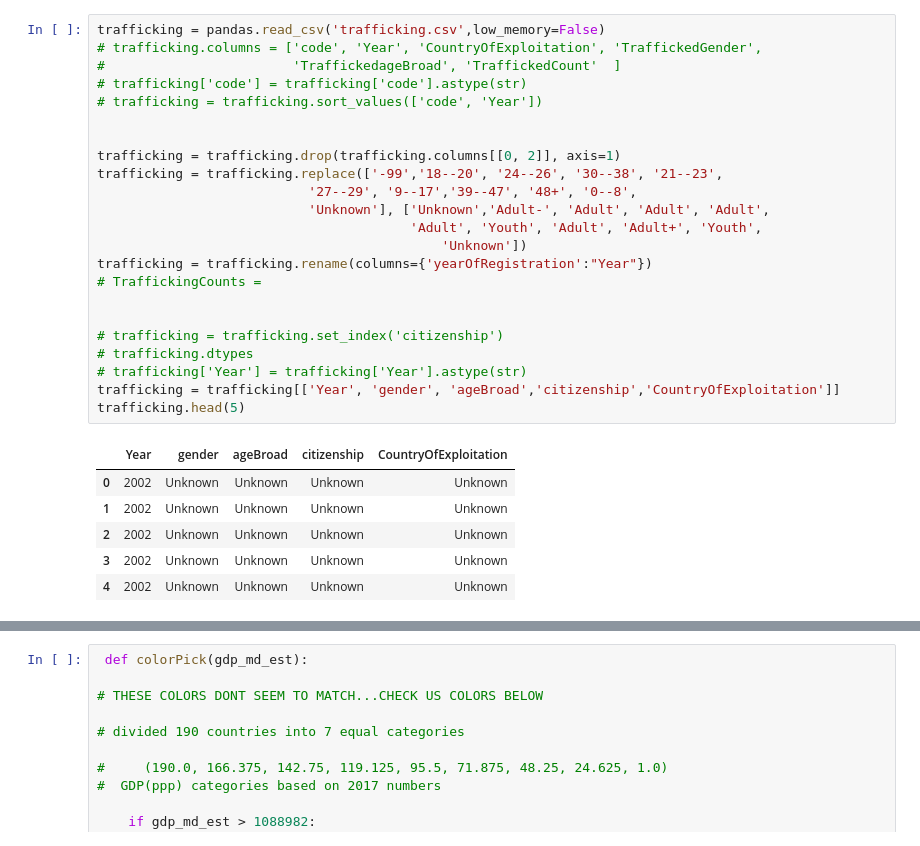
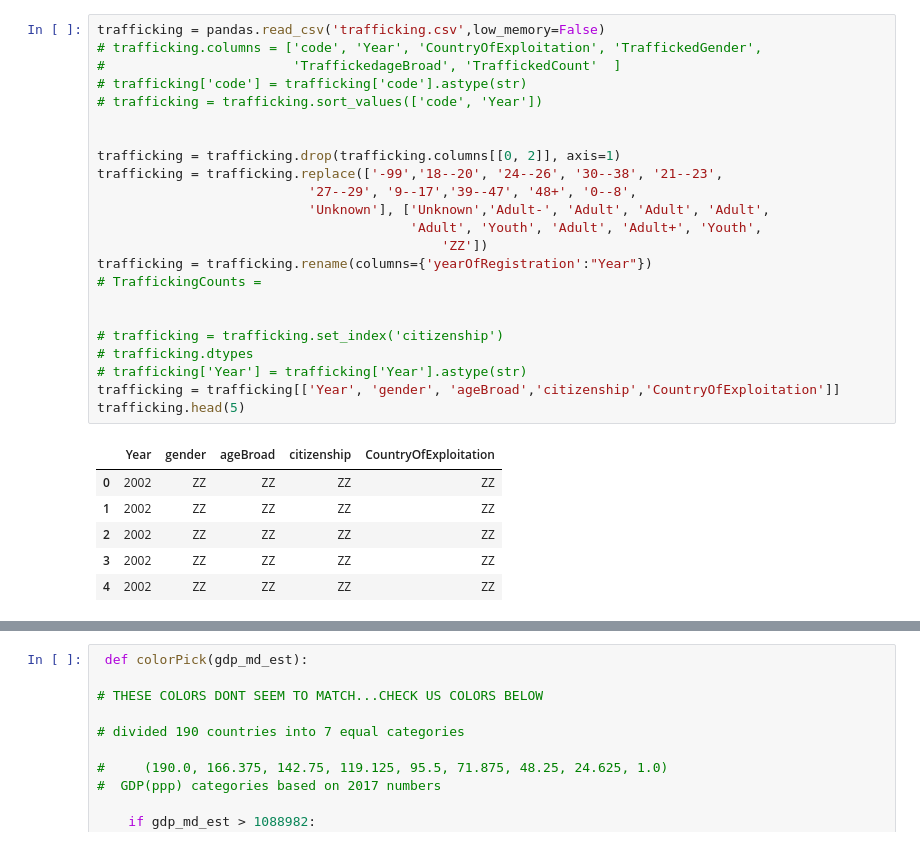
Before and after one commit to benieevelyne/Project2_Neurath, a Jupyter notebook: DataSets/BigMerge.ipynb, the cells around one changed output, grey strips where cells are left out. Drawn from its saved outputs; the diff is of its cells as text.

```diff
--- a/DataSets/BigMerge.ipynb
+++ b/DataSets/BigMerge.ipynb
@@ -59,30 +73,30 @@ globe.head()
 # %%
 trafficking = pandas.read_csv('trafficking.csv',low_memory=False)
 # trafficking.columns = ['code', 'Year', 'CountryOfExploitation', 'TraffickedGender',
 #                        'TraffickedageBroad', 'TraffickedCount'  ]
 # trafficking['code'] = trafficking['code'].astype(str)
 # trafficking = trafficking.sort_values(['code', 'Year'])
 
 
 trafficking = trafficking.drop(trafficking.columns[[0, 2]], axis=1)
 trafficking = trafficking.replace(['-99','18--20', '24--26', '30--38', '21--23',
                            '27--29', '9--17','39--47', '48+', '0--8',
                            'Unknown'], ['Unknown','Adult-', 'Adult', 'Adult', 'Adult',
                                         'Adult', 'Youth', 'Adult', 'Adult+', 'Youth',
-                                            'Unknown'])
+                                            'ZZ'])
 trafficking = trafficking.rename(columns={'yearOfRegistration':"Year"})
 # TraffickingCounts =
 
 
 # trafficking = trafficking.set_index('citizenship')
 # trafficking.dtypes
 # trafficking['Year'] = trafficking['Year'].astype(str)
 trafficking = trafficking[['Year', 'gender', 'ageBroad','citizenship','CountryOfExploitation']]
 trafficking.head(5)
 # %% [output]
 |  | Year | gender | ageBroad | citizenship | CountryOfExploitation |
-| 0 | 2002 | Unknown | Unknown | Unknown | Unknown |
-| 1 | 2002 | Unknown | Unknown | Unknown | Unknown |
-| 2 | 2002 | Unknown | Unknown | Unknown | Unknown |
-| 3 | 2002 | Unknown | Unknown | Unknown | Unknown |
-| 4 | 2002 | Unknown | Unknown | Unknown | Unknown |
+| 0 | 2002 | ZZ | ZZ | ZZ | ZZ |
+| 1 | 2002 | ZZ | ZZ | ZZ | ZZ |
+| 2 | 2002 | ZZ | ZZ | ZZ | ZZ |
+| 3 | 2002 | ZZ | ZZ | ZZ | ZZ |
+| 4 | 2002 | ZZ | ZZ | ZZ | ZZ |
```
Also changed, not shown: parts of 29 cells of this notebook, 10 other files.
